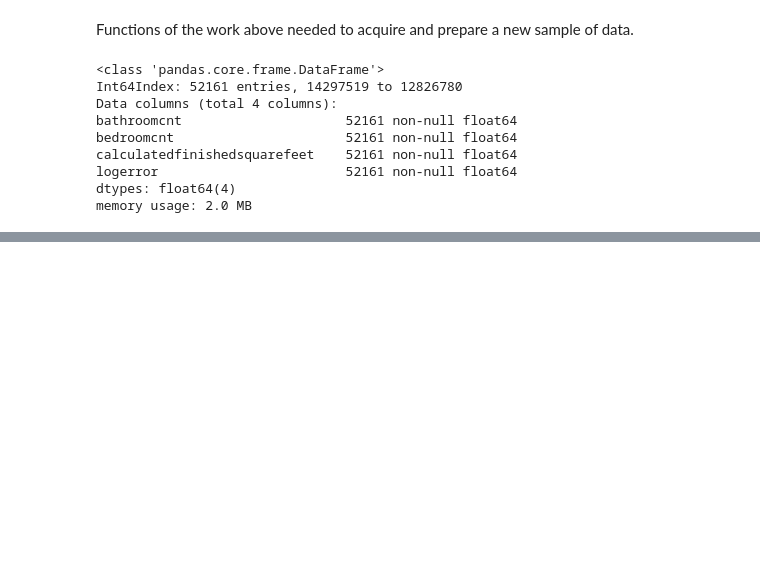
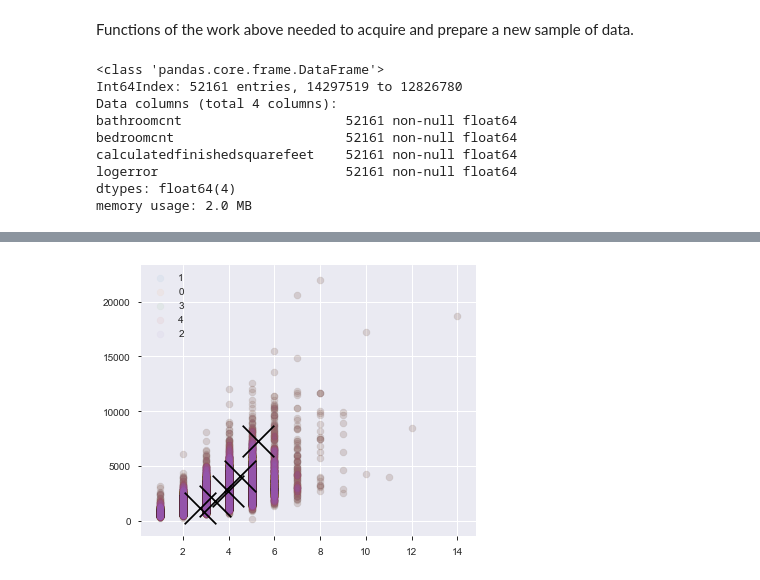
Before and after one commit to BayesEliaSantos/Bayes_P04_Zillow, a Jupyter notebook: kworking.ipynb, the cells around one changed output, grey strips where cells are left out. Saved outputs shown, nothing was run; the diff lists cells and outputs as text; code cells hidden in the pictures; blank space fills up the shorter version.

```diff
--- a/kworking.ipynb
+++ b/kworking.ipynb
@@ -351,0 +410,6 @@ memory usage: 2.0 MB
+# %%
+plt.figure(figsize=(6,5))
+cf.plot_2d_clusters(X, x_col='bedroomcnt', y_col='calculatedfinishedsquarefeet', c_col='cluster')
+plt.show()
+# %% [output]
+[figure, added]
```
Also changed, not shown: parts of 12 cells of this notebook.
